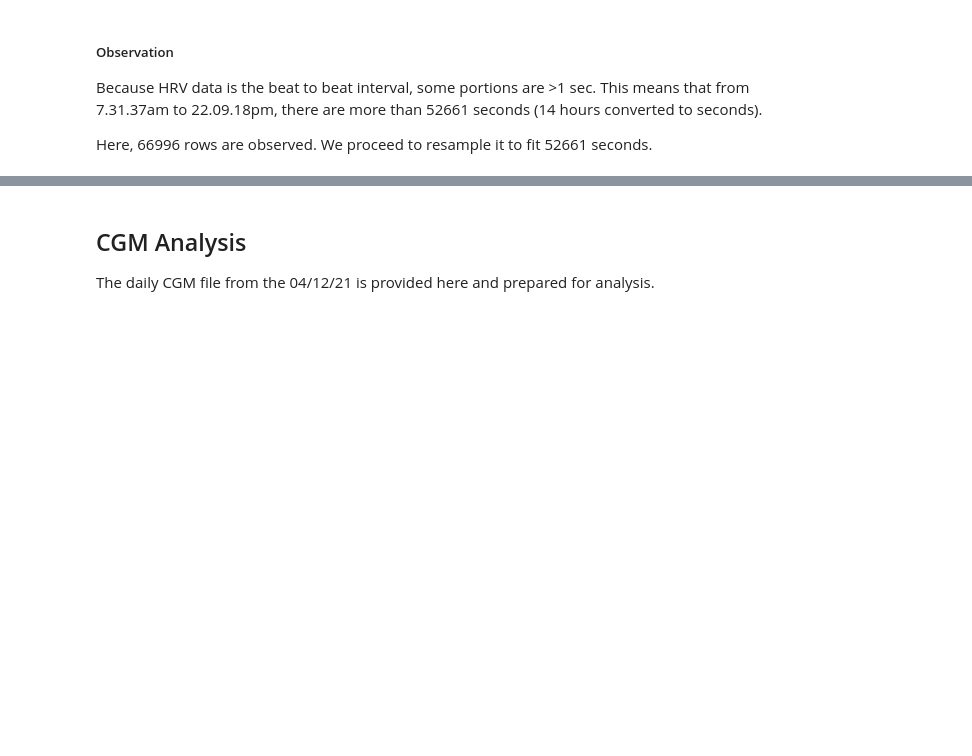
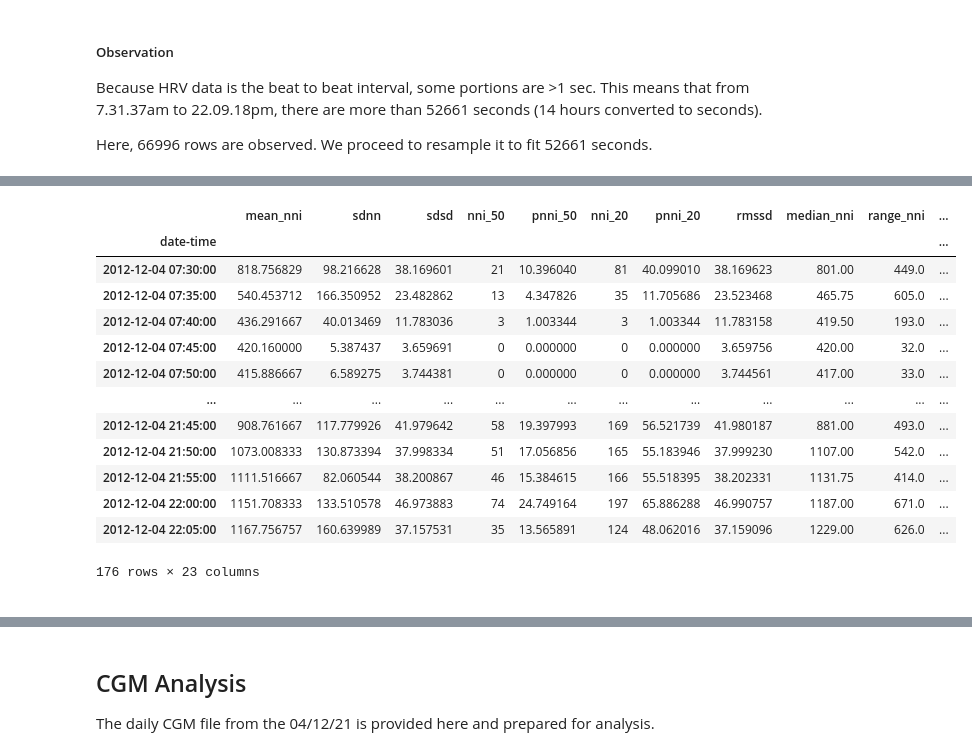
Before and after one commit to itsdarrenlee/BtechFYP, a Jupyter notebook: data/04-01-21/04-12-21-Analysis.ipynb, the cells around one changed output, grey strips where cells are left out. Drawn from its saved outputs; the diff is of its cells as text; code cells hidden in the pictures; blank space fills up the shorter version.

Commit message:
before leaving house, add freq dom metrics

```diff
--- a/data/04-01-21/04-12-21-Analysis.ipynb
+++ b/data/04-01-21/04-12-21-Analysis.ipynb
@@ -276,0 +97,11 @@ all_hrv_metrics.plot(
+# %%
+def obtain_features(data, timescale, feat_type):
+    return data.resample(timescale).apply(feat_type)
+
+def all_features(data, time_scale="5min"):
+    return [
+            obtain_features(data, time_scale, get_time_domain_features),
+            obtain_features(data, time_scale, get_frequency_domain_features)
+        ]
+# %%
+df_features = all_features(df)
@@ -276,0 +125,28 @@ all_hrv_metrics.plot(
+# %%
+time_df = pd.DataFrame(
+    [_ for _ in df_features[0].rr],
+    index=df_features[0].index
+)
+
+freq_df = pd.DataFrame(
+    [_ for _ in df_features[1].rr],
+    index=df_features[1].index
+)
+
+time_freq_df = pd.merge(time_df, freq_df, on=time_df.index).set_index(time_df.index)
+time_freq_df.drop(labels="key_0", axis=1)
+# %% [output]
+|  | mean_nni | sdnn | sdsd | nni_50 | pnni_50 | nni_20 | pnni_20 | rmssd | median_nni | range_nni | ... |
+| date-time |  |  |  |  |  |  |  |  |  |  | ... |
+| 2012-12-04 07:30:00 | 818.756829 | 98.216628 | 38.169601 | 21 | 10.396040 | 81 | 40.099010 | 38.169623 | 801.00 | 449.0 | ... |
+| 2012-12-04 07:35:00 | 540.453712 | 166.350952 | 23.482862 | 13 | 4.347826 | 35 | 11.705686 | 23.523468 | 465.75 | 605.0 | ... |
+| 2012-12-04 07:40:00 | 436.291667 | 40.013469 | 11.783036 | 3 | 1.003344 | 3 | 1.003344 | 11.783158 | 419.50 | 193.0 | ... |
+| 2012-12-04 07:45:00 | 420.160000 | 5.387437 | 3.659691 | 0 | 0.000000 | 0 | 0.000000 | 3.659756 | 420.00 | 32.0 | ... |
+| 2012-12-04 07:50:00 | 415.886667 | 6.589275 | 3.744381 | 0 | 0.000000 | 0 | 0.000000 | 3.744561 | 417.00 | 33.0 | ... |
+| ... | ... | ... | ... | ... | ... | ... | ... | ... | ... | ... | ... |
+| 2012-12-04 21:45:00 | 908.761667 | 117.779926 | 41.979642 | 58 | 19.397993 | 169 | 56.521739 | 41.980187 | 881.00 | 493.0 | ... |
+| 2012-12-04 21:50:00 | 1073.008333 | 130.873394 | 37.998334 | 51 | 17.056856 | 165 | 55.183946 | 37.999230 | 1107.00 | 542.0 | ... |
+| 2012-12-04 21:55:00 | 1111.516667 | 82.060544 | 38.200867 | 46 | 15.384615 | 166 | 55.518395 | 38.202331 | 1131.75 | 414.0 | ... |
+| 2012-12-04 22:00:00 | 1151.708333 | 133.510578 | 46.973883 | 74 | 24.749164 | 197 | 65.886288 | 46.990757 | 1187.00 | 671.0 | ... |
+| 2012-12-04 22:05:00 | 1167.756757 | 160.639989 | 37.157531 | 35 | 13.565891 | 124 | 48.062016 | 37.159096 | 1229.00 | 626.0 | ... |
+176 rows × 23 columns
@@ -277,2 +157,25 @@ all_hrv_metrics.plot(
+# %% [markdown]
+<!-- # chunk the data into 2 minute segments
+def to_chunks(values, segment_size):
+    return [values[i:i+segment_size] for i in range(0,len(values),segment_size)]
+
+two_min_chunks = to_chunks(df['rr'], segment_size=120)
+five_min_chunks = to_chunks(df['rr'], segment_size=300)
+twenty_min_chunks = to_chunks(df['rr'], segment_size=1200)
+
+# using map to get features from chunks
+chunked_rr_metrics = list(map(get_time_domain_features, chunked_rr))
+chunked_rr_metrics[:1]
+
+# create new datetime array
+dti = pd.date_range(start="2021-12-04 07:31:37",
+                    end="2021-12-04 22:09:18",
+                    freq="2min")
+dti
+
+# append datetime array to dataframe
+all_hrv_metrics = pd.DataFrame([_ for _ in chunked_rr_metrics])
+all_hrv_metrics['date-time'] = dti
+all_hrv_metrics.set_index('date-time', inplace=True) -->
 # %%
 # upsample to 1 minute buckets to match CGM data
```
Also changed, not shown: parts of 28 cells of this notebook.
